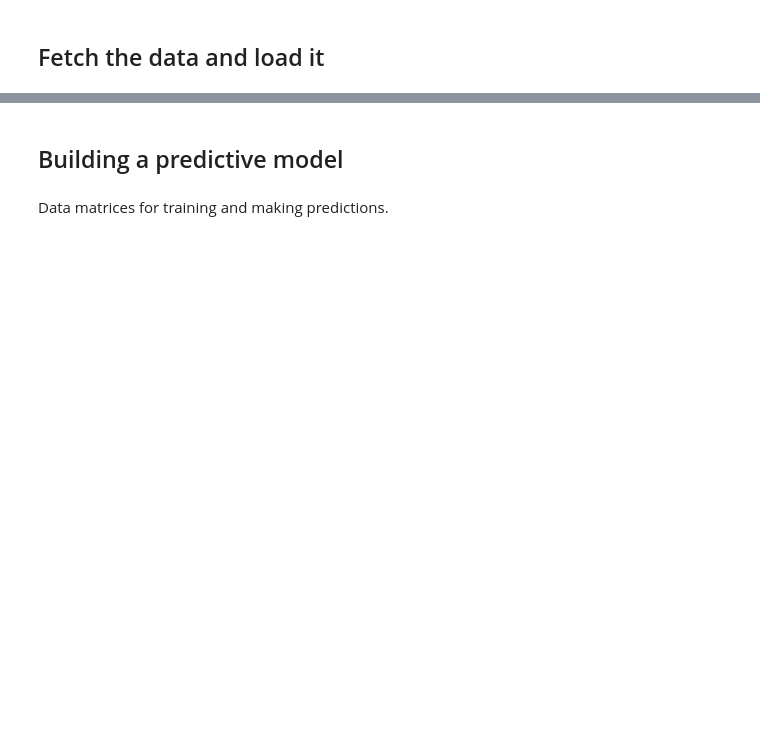
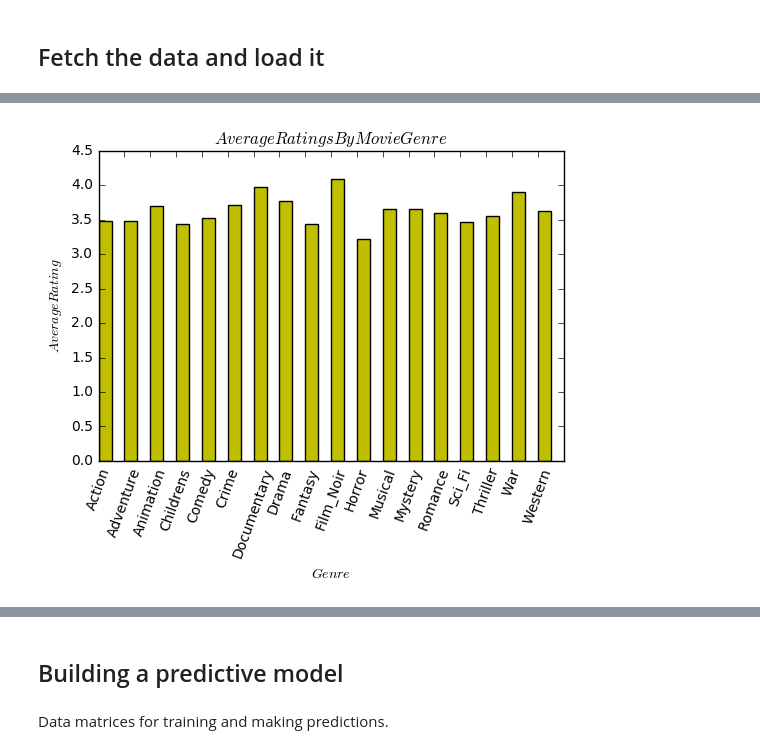
Before and after one commit to MehdiRc/LemonTeam, a Jupyter notebook: README.ipynb, the cells around one changed output, grey strips where cells are left out. Cells and saved outputs as stored; diff of their text form; code cells hidden in the pictures; blank space fills up the shorter version.

```diff
--- a/README.ipynb
+++ b/README.ipynb
@@ -32,0 +192,54 @@ data.describe()
+# %%
+Action = np.array(data[data["movie_genre_Action"]==1])
+Adventure = np.array(data[data["movie_genre_Adventure"]==1])
+Animation = np.array(data[data["movie_genre_Animation"]==1])
+Childrens = np.array(data[data["movie_genre_Childrens"]==1])
+Comedy = np.array(data[data["movie_genre_Comedy"]==1])
+Crime = np.array(data[data["movie_genre_Crime"]==1])
+Documentary = np.array(data[data["movie_genre_Documentary"]==1])
+Drama = np.array(data[data["movie_genre_Drama"]==1])
+Fantasy = np.array(data[data["movie_genre_Fantasy"]==1])
+Film_Noir = np.array(data[data["movie_genre_Film-Noir"]==1])
+Horror = np.array(data[data["movie_genre_Horror"]==1])
+Musical = np.array(data[data["movie_genre_Musical"]==1])
+Mystery = np.array(data[data["movie_genre_Mystery"]==1])
+Romance = np.array(data[data["movie_genre_Romance"]==1])
+Sci_Fi = np.array(data[data["movie_genre_Sci-Fi"]==1])
+Thriller = np.array(data[data["movie_genre_Thriller"]==1])
+War = np.array(data[data["movie_genre_War"]==1])
+Western = np.array(data[data["movie_genre_Western"]==1])
+
+averageAction=np.mean(Action[:,-1])
+averageAdventure = np.mean(Adventure[:,-1])
+averageAnimation = np.mean(Animation[:,-1])
+averageChildrens = np.mean(Childrens[:,-1])
+averageComedy = np.mean(Comedy[:,-1])
+averageCrime = np.mean(Crime[:,-1])
+averageDocumentary = np.mean(Documentary[:,-1])
+averageDrama = np.mean(Drama[:,-1])
+averageFantasy = np.mean(Fantasy[:,-1])
+averageFilm_Noir = np.mean(Film_Noir[:,-1])
+averageHorror = np.mean(Horror[:,-1])
+averageMusical = np.mean(Musical[:,-1])
+averageMystery = np.mean(Mystery[:,-1])
+averageRomance = np.mean(Romance[:,-1])
+averageSci_Fi = np.mean(Sci_Fi[:,-1])
+averageThriller = np.mean(Thriller[:,-1])
+averageWar = np.mean(War[:,-1])
+averageWestern = np.mean(Western[:,-1])
+
+
+averagesByMovieGenre=np.array([averageAction, averageAdventure, averageAnimation, averageChildrens, averageComedy, averageCrime, averageDocumentary, averageDrama,averageFantasy,averageFilm_Noir,averageHorror,averageMusical,averageMystery,averageRomance,averageSci_Fi,averageThriller,averageWar,averageWestern])
+
+
+plt.figure()
+
+plt.bar(range(18),averagesByMovieGenre , 0.5, color="y")
+plt.xticks(range(18), ["Action","Adventure","Animation","Childrens","Comedy","Crime","Documentary","Drama","Fantasy","Film_Noir","Horror","Musical","Mystery","Romance","Sci_Fi","Thriller","War","Western"],rotation=70)
+
+plt.xlabel("$Genre$")
+plt.ylabel("$Average Rating$") #$$ change apearence of font
+plt.title("$Average Ratings By Movie Genre$")
+plt.savefig("Average Ratings By Movie Genre.png") #to save the file
+# %% [output]
+[figure, added]
```
Also changed, not shown: parts of 15 cells of this notebook.
